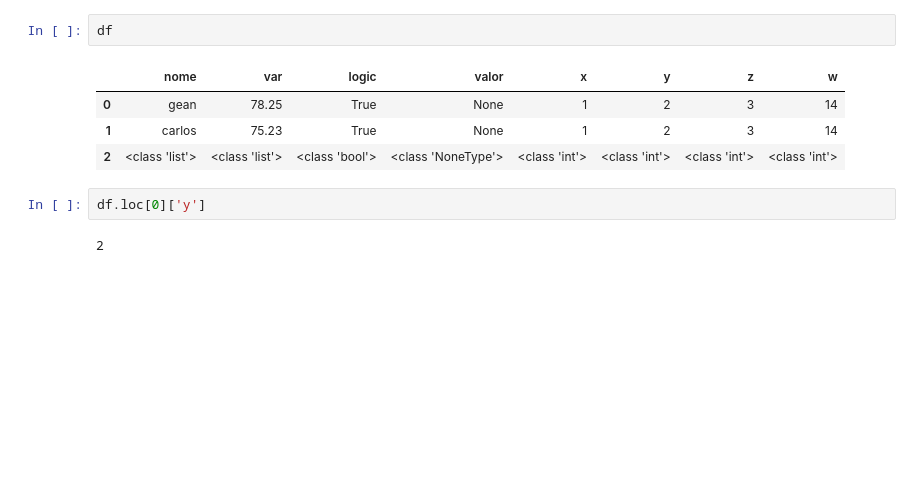
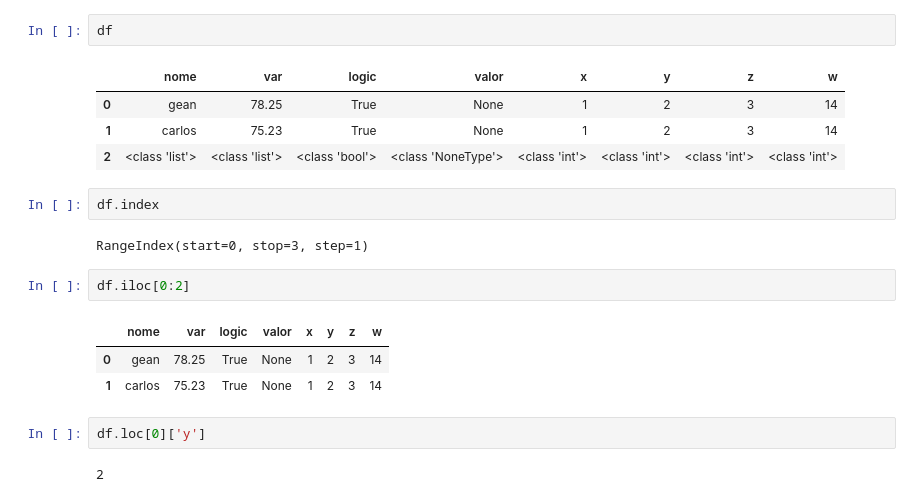
Before and after one commit to geanclm/flai, a Jupyter notebook: Python/python.ipynb, the cells around one changed output. Cells and saved outputs as stored; diff of their text form; blank space fills up the shorter version.

```diff
--- a/Python/python.ipynb
+++ b/Python/python.ipynb
@@ -70,6 +72,16 @@ df
 | 0 | gean | 78.25 | True | None | 1 | 2 | 3 | 14 |
 | 1 | carlos | 75.23 | True | None | 1 | 2 | 3 | 14 |
 | 2 | <class 'list'> | <class 'list'> | <class 'bool'> | <class 'NoneType'> | <class 'int'> | <class 'int'> | <class 'int'> | <class 'int'> |
+# %%
+df.index
+# %% [output]
+RangeIndex(start=0, stop=3, step=1)
+# %%
+df.iloc[0:2]
+# %% [output]
+|  | nome | var | logic | valor | x | y | z | w |
+| 0 | gean | 78.25 | True | None | 1 | 2 | 3 | 14 |
+| 1 | carlos | 75.23 | True | None | 1 | 2 | 3 | 14 |
 # %%
 df.loc[0]['y']
 # %% [output]
```
Also changed, not shown: parts of 1 cell of this notebook.
